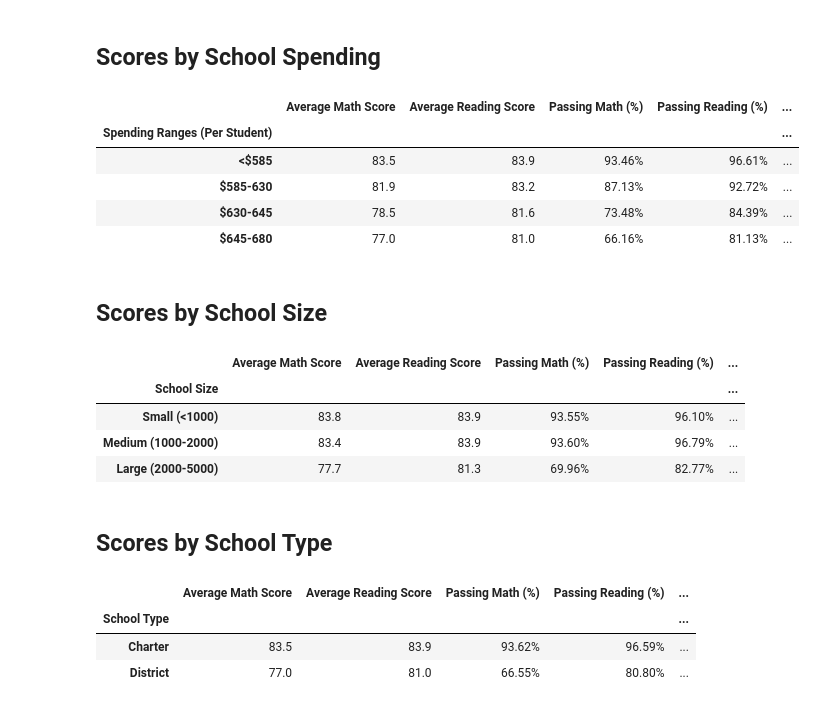
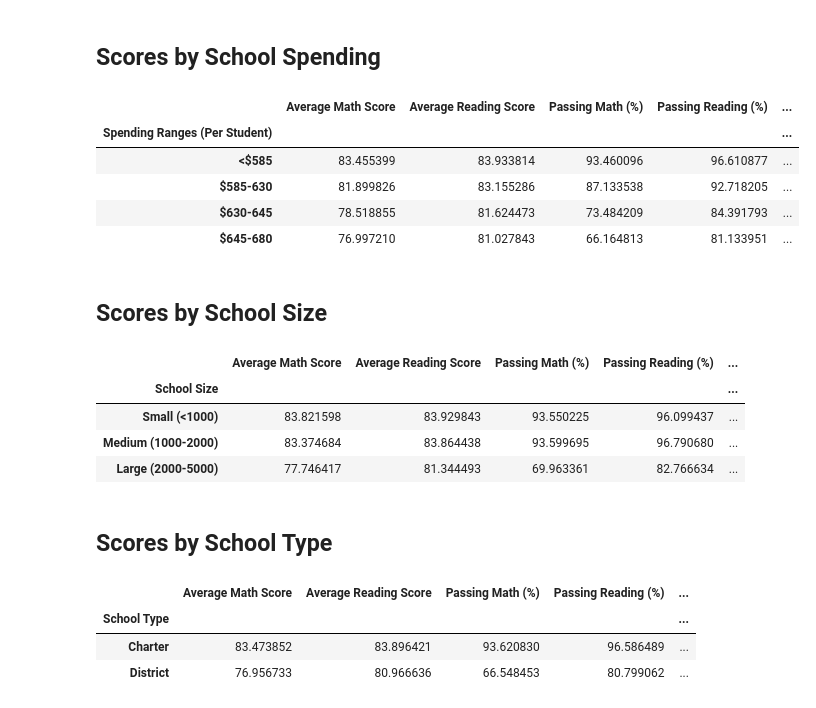
Before and after one commit to linderkm/pandas-challenge, a Jupyter notebook: PyCitySchools/analysis.ipynb, the cells around one changed output. Saved outputs shown, nothing was run; the diff lists cells and outputs as text; code cells hidden in the pictures.

```diff
--- a/PyCitySchools/analysis.ipynb
+++ b/PyCitySchools/analysis.ipynb
@@ -83,8 +81,9 @@ district_summary.head(20)
 # %%
 #creating dataframes that contain average scores by school, using .groupby() and .mean() (6).
 # resetting the index of each dataframe with reset_index() (7), to match the formatting of schools_df.
-mathAVG = (pd.DataFrame(students_df.groupby(["school_name"]).mean()).reset_index())[["school_name","math_score"]]
-readAVG = (pd.DataFrame(students_df.groupby(["school_name"]).mean()).reset_index())[["school_name","reading_score"]]
+#passing 'numeric_only=True' argument into .mean() function to address a bug related to pandas versions. (21)
+mathAVG = (pd.DataFrame(students_df.groupby(["school_name"]).mean(numeric_only=True)).reset_index())[["school_name","math_score"]]
+readAVG = (pd.DataFrame(students_df.groupby(["school_name"]).mean(numeric_only=True)).reset_index())[["school_name","reading_score"]]
 # %%
 #creating a dictionary of desired values to pass into pd.DataFrame. Additional data will be added in later cells.
 school_summary_data = {
@@ -177,9 +176,8 @@ school_summary_df3 = pd.merge(school_summary_df2, total_merge, on="school_name")
 #creating final dataframe, selecting specific columns. (20)
 per_school_summary = school_summary_df3[["school_name", "School Type", "Student Count",
                                         "Total Budget ($)","Per-Student Budget ($)",
-                                        "Average Math Score", "Average Reading Score",
-                                        "Number of Students Passing Math","Passing Math %",
-                                         "Number of Students Passing Reading","Passing Reading %",
+                                        "Average Math Score", "Number of Students Passing Math","Passing Math %",
+                                         "Average Reading Score", "Number of Students Passing Reading","Passing Reading %",
                                          "Number of Students Passing Overall", "Total Passing %"]]
 #modifying column names
 per_school_summary = per_school_summary.rename(columns={"school_name": "School Name",
@@ -370,49 +356,43 @@ read_scores_by_grade
 #Scores by school spending (per student)
 
 #creating bins and lables. code provided in challenge documentation
 spending_bins = [0, 585, 630, 645, 680]
 labels = ["<$585", "$585-630", "$630-645", "$645-680"]
 
 #adding a new column to the overall summary dataframe, populating with bins (13)
 school_summary_final_copy["Spending Ranges (Per Student)"] = pd.cut(school_summary_final_copy["Per-Student Budget ($)"],
                                              bins=spending_bins,labels=labels,include_lowest=True)
 
 #calculating the mean of each group. code provided in challenge documentation
-spending_math_scores = school_summary_final_copy.groupby(["Spending Ranges (Per Student)"])["Average Math Score"].mean()
-spending_reading_scores = school_summary_final_copy.groupby(["Spending Ranges (Per Student)"])["Average Reading Score"].mean()
-spending_passing_math = school_summary_final_copy.groupby(["Spending Ranges (Per Student)"])["Passing Math (%)"].mean()
-spending_passing_reading = school_summary_final_copy.groupby(["Spending Ranges (Per Student)"])["Passing Reading (%)"].mean()
-overall_passing_spending = school_summary_final_copy.groupby(["Spending Ranges (Per Student)"])["Total Passing (%)"].mean()
+#passing 'observed=False" argument into .groupby() to suppress FutureWarning message due to pandas version. (22)
+spending_math_scores = school_summary_final_copy.groupby(["Spending Ranges (Per Student)"],observed=False)["Average Math Score"].mean(numeric_only=True)
+spending_reading_scores = school_summary_final_copy.groupby(["Spending Ranges (Per Student)"],observed=False)["Average Reading Score"].mean(numeric_only=True)
+spending_passing_math = school_summary_final_copy.groupby(["Spending Ranges (Per Student)"],observed=False)["Passing Math (%)"].mean(numeric_only=True)
+spending_passing_reading = school_summary_final_copy.groupby(["Spending Ranges (Per Student)"],observed=False)["Passing Reading (%)"].mean(numeric_only=True)
+overall_passing_spending = school_summary_final_copy.groupby(["Spending Ranges (Per Student)"],observed=False)["Total Passing (%)"].mean(numeric_only=True)
 
 
 #merging data into single dataframe
 spending_summary = pd.merge(spending_math_scores, spending_reading_scores,
                             on="Spending Ranges (Per Student)")
 
 spending_summary = pd.merge(spending_summary, spending_passing_math,
                             on="Spending Ranges (Per Student)")
 
 spending_summary = pd.merge(spending_summary, spending_passing_reading,
                             on="Spending Ranges (Per Student)")
 
 spending_summary = pd.merge(spending_summary, overall_passing_spending,
                             on="Spending Ranges (Per Student)")
 
-#formatting (12)
-spending_summary["Average Math Score"] = spending_summary["Average Math Score"].map("{:,.1f}".format)
-spending_summary["Average Reading Score"] = spending_summary["Average Reading Score"].map("{:,.1f}".format)
-spending_summary["Passing Math (%)"] = spending_summary["Passing Math (%)"].map("{:,.2f}%".format)
-spending_summary["Passing Reading (%)"] = spending_summary["Passing Reading (%)"].map("{:,.2f}%".format)
-spending_summary["Total Passing (%)"] = spending_summary["Total Passing (%)"].map("{:,.2f}%".format)
-
 spending_summary
 # %% [output]
 |  | Average Math Score | Average Reading Score | Passing Math (%) | Passing Reading (%) | ... |
 | Spending Ranges (Per Student) |  |  |  |  | ... |
-| <$585 | 83.5 | 83.9 | 93.46% | 96.61% | ... |
-| $585-630 | 81.9 | 83.2 | 87.13% | 92.72% | ... |
-| $630-645 | 78.5 | 81.6 | 73.48% | 84.39% | ... |
-| $645-680 | 77.0 | 81.0 | 66.16% | 81.13% | ... |
+| <$585 | 83.455399 | 83.933814 | 93.460096 | 96.610877 | ... |
+| $585-630 | 81.899826 | 83.155286 | 87.133538 | 92.718205 | ... |
+| $630-645 | 78.518855 | 81.624473 | 73.484209 | 84.391793 | ... |
+| $645-680 | 76.997210 | 81.027843 | 66.164813 | 81.133951 | ... |
 # %% [markdown]
 ## Scores by School Size
 # %%
@@ -426,11 +406,12 @@ school_summary_final_copy["School Size"] = pd.cut(school_summary_final_copy["Tot
                                              bins=size_bins,labels=labels,include_lowest=True)
 
 #calculating the mean of each group. code provided in challenge documentation
-size_math_scores = school_summary_final_copy.groupby(["School Size"])["Average Math Score"].mean()
-size_reading_scores = school_summary_final_copy.groupby(["School Size"])["Average Reading Score"].mean()
-size_passing_math = school_summary_final_copy.groupby(["School Size"])["Passing Math (%)"].mean()
-size_passing_reading = school_summary_final_copy.groupby(["School Size"])["Passing Reading (%)"].mean()
-overall_passing_size = school_summary_final_copy.groupby(["School Size"])["Total Passing (%)"].mean()
+#passing 'observed=False" argument into .groupby() to suppress FutureWarning message due to pandas version. (22)
+size_math_scores = school_summary_final_copy.groupby(["School Size"],observed=False)["Average Math Score"].mean()
+size_reading_scores = school_summary_final_copy.groupby(["School Size"],observed=False)["Average Reading Score"].mean()
+size_passing_math = school_summary_final_copy.groupby(["School Size"],observed=False)["Passing Math (%)"].mean()
+size_passing_reading = school_summary_final_copy.groupby(["School Size"],observed=False)["Passing Reading (%)"].mean()
+overall_passing_size = school_summary_final_copy.groupby(["School Size"],observed=False)["Total Passing (%)"].mean()
 
 #merging data into single dataframe
 size_summary = pd.merge(size_math_scores, size_reading_scores,
@@ -445,21 +426,14 @@ size_summary = pd.merge(size_summary, size_passing_reading,
 size_summary = pd.merge(size_summary, overall_passing_size,
                             on="School Size")
 
-#formatting (12)
-size_summary["Average Math Score"] = size_summary["Average Math Score"].map("{:,.1f}".format)
-size_summary["Average Reading Score"] = size_summary["Average Reading Score"].map("{:,.1f}".format)
-size_summary["Passing Math (%)"] = size_summary["Passing Math (%)"].map("{:,.2f}%".format)
-size_summary["Passing Reading (%)"] = size_summary["Passing Reading (%)"].map("{:,.2f}%".format)
-size_summary["Total Passing (%)"] = size_summary["Total Passing (%)"].map("{:,.2f}%".format)
-
 
 size_summary
 # %% [output]
 |  | Average Math Score | Average Reading Score | Passing Math (%) | Passing Reading (%) | ... |
 | School Size |  |  |  |  | ... |
-| Small (<1000) | 83.8 | 83.9 | 93.55% | 96.10% | ... |
-| Medium (1000-2000) | 83.4 | 83.9 | 93.60% | 96.79% | ... |
-| Large (2000-5000) | 77.7 | 81.3 | 69.96% | 82.77% | ... |
+| Small (<1000) | 83.821598 | 83.929843 | 93.550225 | 96.099437 | ... |
+| Medium (1000-2000) | 83.374684 | 83.864438 | 93.599695 | 96.790680 | ... |
+| Large (2000-5000) | 77.746417 | 81.344493 | 69.963361 | 82.766634 | ... |
 # %% [markdown]
 ## Scores by School Type
 # %%
@@ -477,16 +451,9 @@ type_summary = pd.DataFrame(pd.concat([average_math_score_by_type,average_readin
                          average_percent_passing_math_by_type, average_percent_passing_reading_by_type,
                          average_percent_overall_passing_by_type], axis=1))
 
-#formatting (12)
-type_summary["Average Math Score"] = type_summary["Average Math Score"].map("{:,.1f}".format)
-type_summary["Average Reading Score"] = type_summary["Average Reading Score"].map("{:,.1f}".format)
-type_summary["Passing Math (%)"] = type_summary["Passing Math (%)"].map("{:,.2f}%".format)
-type_summary["Passing Reading (%)"] = type_summary["Passing Reading (%)"].map("{:,.2f}%".format)
-type_summary["Total Passing (%)"] = type_summary["Total Passing (%)"].map("{:,.2f}%".format)
-
 type_summary
 # %% [output]
 |  | Average Math Score | Average Reading Score | Passing Math (%) | Passing Reading (%) | ... |
 | School Type |  |  |  |  | ... |
-| Charter | 83.5 | 83.9 | 93.62% | 96.59% | ... |
-| District | 77.0 | 81.0 | 66.55% | 80.80% | ... |
+| Charter | 83.473852 | 83.896421 | 93.620830 | 96.586489 | ... |
+| District | 76.956733 | 80.966636 | 66.548453 | 80.799062 | ... |
```
Also changed, not shown: parts of 4 cells of this notebook, 1 other file.
